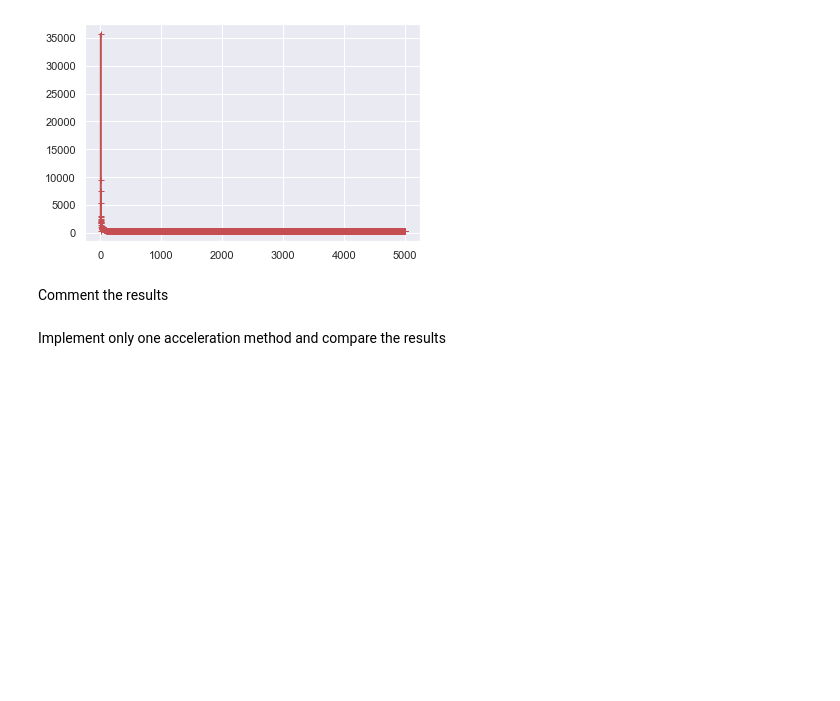
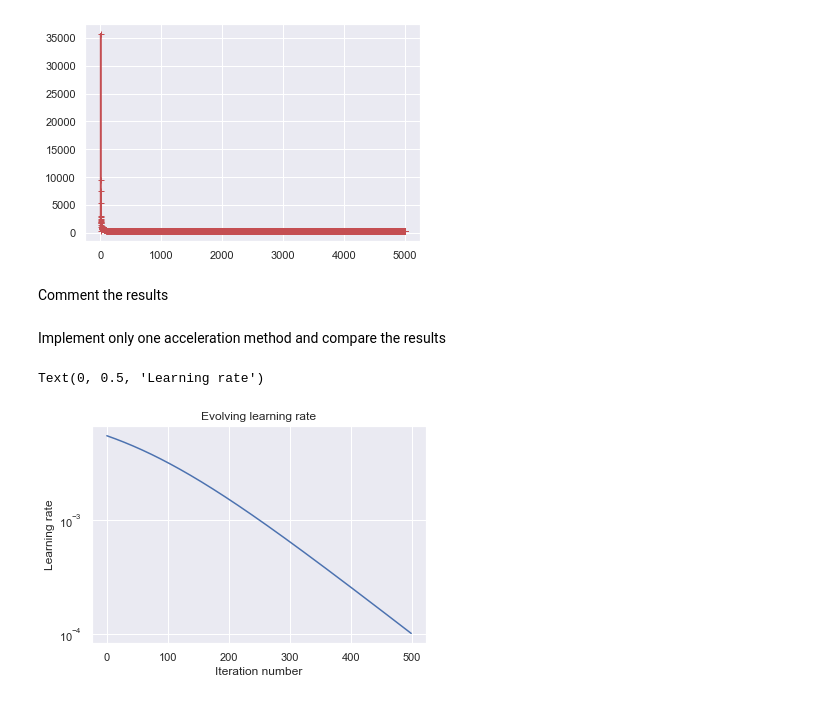
Before and after one commit to EmmanuelJhno/AML-labs, a Jupyter notebook: Cours 4 - TP/l3_Brandeis_Jehanno.ipynb, the cells around one changed output. Drawn from its saved outputs; the diff is of its cells as text; code cells hidden in the pictures; blank space fills up the shorter version.

Commit message:
Adaptative learning rate and intercept.

```diff
--- a/Cours 4 - TP/l3_Brandeis_Jehanno.ipynb
+++ b/Cours 4 - TP/l3_Brandeis_Jehanno.ipynb
@@ -203,8 +232,9 @@ class StochasticLogisticRegression():
 # %%
 def stepsize_max(alpha):
     stepsize_max = 0
+    X = (diabetes_train_x - np.mean(diabetes_train_x)) / (np.std(diabetes_train_x)+1e-3)
     for index in range(len(diabetes_train_x)):
-        stepsize_max += np.matmul(np.transpose(diabetes_train_x[index]),diabetes_train_x[index])
+        stepsize_max += np.matmul(np.transpose(X[index]),X[index])
     stepsize_max = 1/(stepsize_max/4 + alpha)
 
     return stepsize_max
@@ -261,3 +291,35 @@ plt.plot([i for i in range(1,len(my_model.f_history_)+1)], my_model.f_history_,
 Comment the results
 # %% [markdown]
 Implement only one acceleration method and compare the results
+# %%
+def evolving_lr(init, final, max_itr, itr):
+    """
+    Returns the learning rate to use at the iteration itr.
+
+    The idea is to use a learning rate decreasing according to an inverse sigmoid function.
+
+    Params:
+        init : initial value of the learning rate
+        final : final value of the learning rate
+        max_itr : the number of iterations used in the process
+        itr : the iteration number at which we are
+    """
+    alpha = 2 * (np.log((init-final)/final) - np.log(np.sqrt(init/final)-1)) / max_itr
+    beta = np.log((init + final - 2*np.sqrt(init*final))/(init - final))
+    return init / (1 + np.exp(alpha*itr+beta))
+# %%
+init = 1e-2
+final = 1e-4
+max_itr = 500
+lr = []
+for itr in range(max_itr):
+    lr.append(evolving_lr(init, final, max_itr, itr))
+
+plt.plot([itr for itr in range(max_itr)],lr)
+plt.yscale('log')
+plt.title('Evolving learning rate')
+plt.xlabel('Iteration number')
+plt.ylabel('Learning rate')
+# %% [output]
+Text(0, 0.5, 'Learning rate')
+[figure, added]
```
Also changed, not shown: parts of 7 cells of this notebook.
